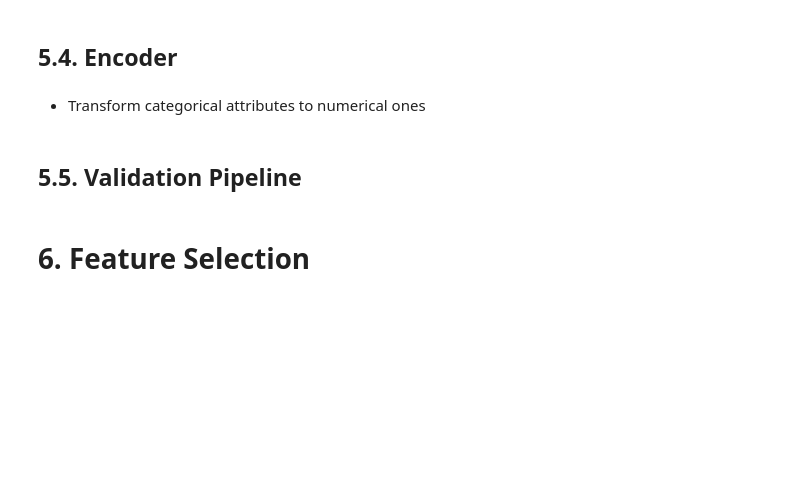
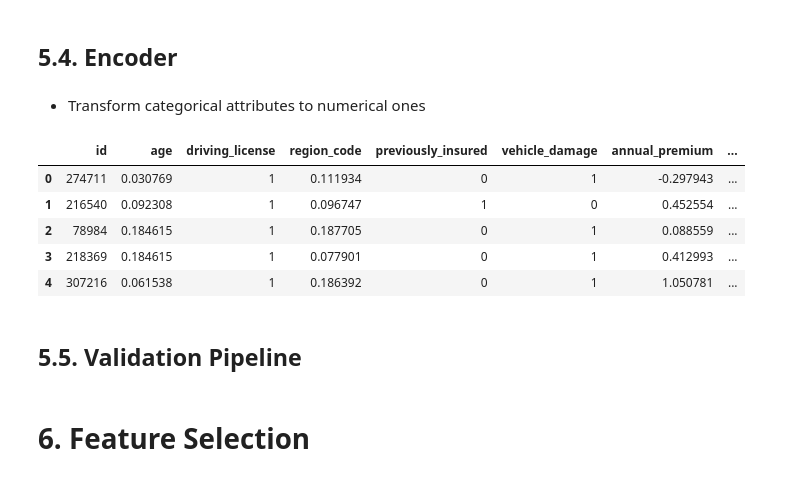
Before and after one commit to ezequielpf/health_insurance_cross_sell, a Jupyter notebook: notebooks/1.0.epf_health_insurance_cross_sell.ipynb, the cells around one changed output. Saved outputs shown, nothing was run; the diff lists cells and outputs as text; code cells hidden in the pictures; blank space fills up the shorter version.

```diff
--- a/notebooks/1.0.epf_health_insurance_cross_sell.ipynb
+++ b/notebooks/1.0.epf_health_insurance_cross_sell.ipynb
@@ -657,23 +659,3 @@ pickle.dump(mms_vintage, open('../models/vintage_feature.pkl', 'wb'))
 ## 5.4. Encoder
 # %% [markdown]
 - Transform categorical attributes to numerical ones
-# %%
-# gender - target encoder
-tar_enc_gender = TargetEncoder()
-df1_train['gender'] = tar_enc_gender.fit_transform(df1_train[['gender']], df1_train['response'])
-
-# region_code - target encoder
-tar_enc_region_code = TargetEncoder()
-df1_train['region_code'] = tar_enc_region_code.fit_transform(df1_train[['region_code']], df1_train['response'])
-
-# vehicle_age - one hot encoder
-ohe_vehicle_age = OneHotEncoder()
-vehicle_age_encoded = ohe_vehicle_age.fit_transform(df1_train[['vehicle_age']])
-vehicle_age_encoded = vehicle_age_encoded.toarray()
-aux = pd.DataFrame(vehicle_age_encoded, columns=ohe_vehicle_age.get_feature_names_out(), index=df1_train.index)
-df1_train = pd.concat([df1_train, aux], axis=1)
-df1_train.drop('vehicle_age', axis=1, inplace=True)
-
-# policy_sales_channel - frequency enconder
-fe_policy_sales_channel = df1_train.groupby('policy_sales_channel').size() / len(df1_train)
-df1_train.loc[:, 'policy_sales_channel'] = df1_train['policy_sales_channel'].map(fe_policy_sales_channel)
@@ -679,0 +669,15 @@ df1_train.loc[:, 'policy_sales_channel'] = df1_train['policy_sales_channel'].map
+# %%
+# gender
+#tar_enc_gender = TargetEncoder()
+#df1_train['gender'] = tar_enc_gender.fit_transform(df1_train[['gender']], df1_train['response'])
+
+ohe_gender = OneHotEncoder()
+gender = ohe_gender.fit_transform(df1_train[['gender']]).toarray()
+df1_train[ohe_gender.categories_[0]] = gender
+df1_train.drop('gender', axis=1, inplace=True)
+# %%
+# vehicle_age - one hot encoder
+ohe_vehicle_age = OneHotEncoder()
+vehicle_age_encoded = ohe_vehicle_age.fit_transform(df1_train[['vehicle_age']]).toarray()
+df1_train[ohe_vehicle_age.get_feature_names_out()] = vehicle_age_encoded
+df1_train.drop('vehicle_age', axis=1, inplace=True)
@@ -680 +688,10 @@ df1_train.loc[:, 'policy_sales_channel'] = df1_train['policy_sales_channel'].map
+# %%
+df1_train.head()
+# %% [output]
+|  | id | age | driving_license | region_code | previously_insured | vehicle_damage | annual_premium | ... |
+| 0 | 274711 | 0.030769 | 1 | 0.111934 | 0 | 1 | -0.297943 | ... |
+| 1 | 216540 | 0.092308 | 1 | 0.096747 | 1 | 0 | 0.452554 | ... |
+| 2 | 78984 | 0.184615 | 1 | 0.187705 | 0 | 1 | 0.088559 | ... |
+| 3 | 218369 | 0.184615 | 1 | 0.077901 | 0 | 1 | 0.412993 | ... |
+| 4 | 307216 | 0.061538 | 1 | 0.186392 | 0 | 1 | 1.050781 | ... |
 # %%
```
Also changed, not shown: parts of 6 cells of this notebook, 3 other files.
